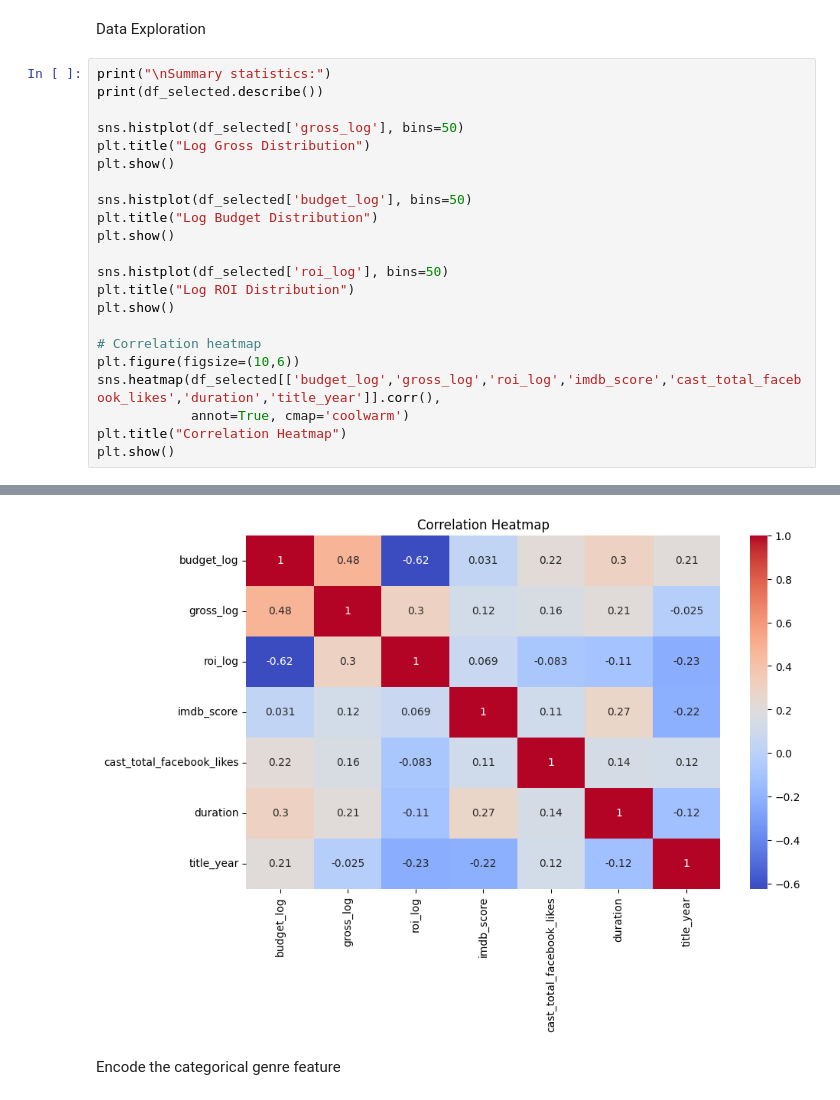
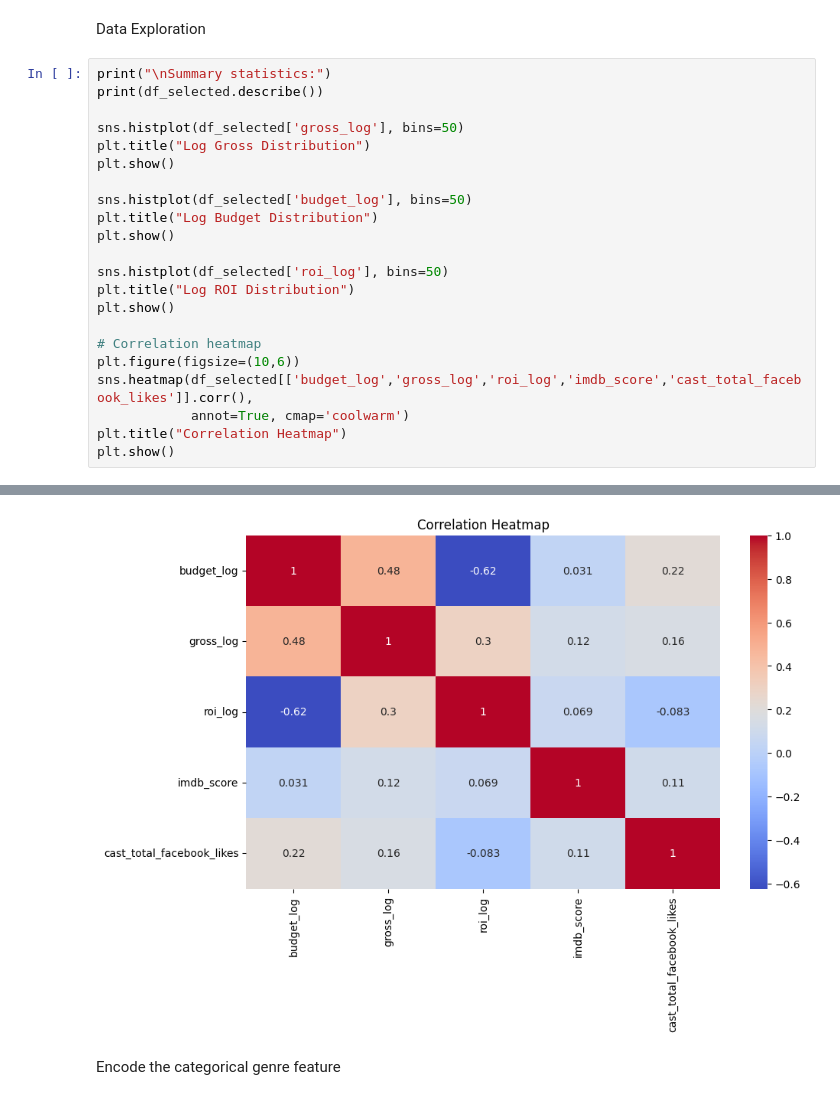
Before and after one commit to betulsaglam/movie-success-pattern-analysis, a Jupyter notebook: main.ipynb, the cells around one changed output, grey strips where cells are left out. Cells and saved outputs as stored; diff of their text form.

```diff
--- a/main.ipynb
+++ b/main.ipynb
@@ -127,7 +125,7 @@ plt.show()
 
 # Correlation heatmap
 plt.figure(figsize=(10,6))
-sns.heatmap(df_selected[['budget_log','gross_log','roi_log','imdb_score','cast_total_facebook_likes','duration','title_year']].corr(),
+sns.heatmap(df_selected[['budget_log','gross_log','roi_log','imdb_score','cast_total_facebook_likes']].corr(),
             annot=True, cmap='coolwarm')
 plt.title("Correlation Heatmap")
 plt.show()
@@ -155,7 +153,7 @@ max                656730.000000   330.000000  2016.000000
 [figure]
 [figure]
 [figure]
-[figure, old version]
+[figure, new version]
 # %% [markdown]
 Encode the categorical genre feature
 # %%
```
Also changed, not shown: parts of 17 cells of this notebook.
